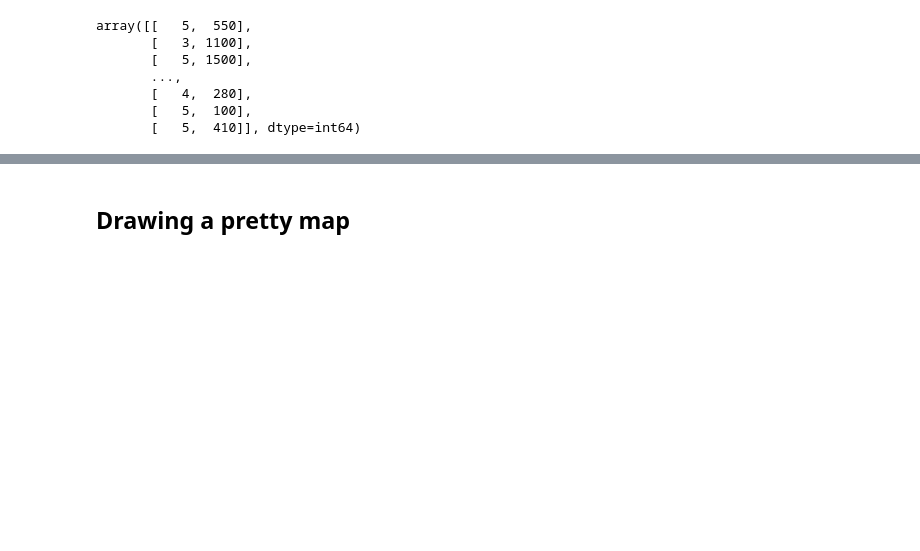
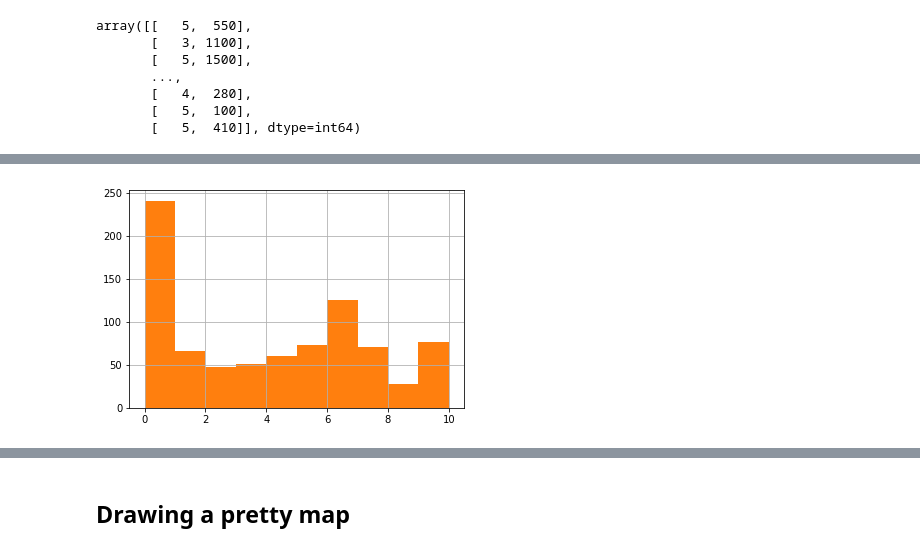
Before and after one commit to weizhongg/Boston-rental-prices-CS-506-project, a Jupyter notebook: Wei Zhong.ipynb, the cells around one changed output, grey strips where cells are left out. Saved outputs shown, nothing was run; the diff lists cells and outputs as text; code cells hidden in the pictures; blank space fills up the shorter version.

```diff
--- a/Wei Zhong.ipynb
+++ b/Wei Zhong.ipynb
@@ -247,0 +168,7 @@ statsmodels.__version__
+# %%
+d['intporch'] = 2 - d.PORCH
+d['hascentralair'] = d.ACPRIMARY <= 4
+d['hasgoodtransport'] = d.NHQPUBTRN.apply(lambda x: 2-x if x>0 else np.nan)
+d['iscondo'] = 2 - d.CONDO
+d['builtin2000s'] = d.YRBUILT >= 2000
+d['hasnomustysmell'] = d.MUST.apply(lambda x: x==5 if x>0 else np.nan)
@@ -247,0 +193,5 @@ statsmodels.__version__
+# %%
+d.decadesafter1910.hist()
+plt.show()
+# %% [output]
+[figure, added]
```
Also changed, not shown: parts of 44 cells of this notebook, 4 other files.
